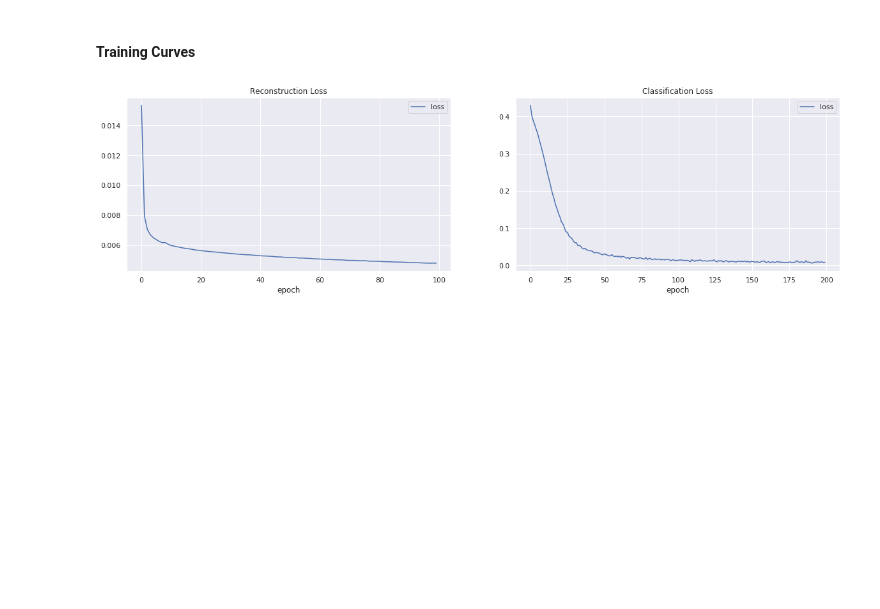
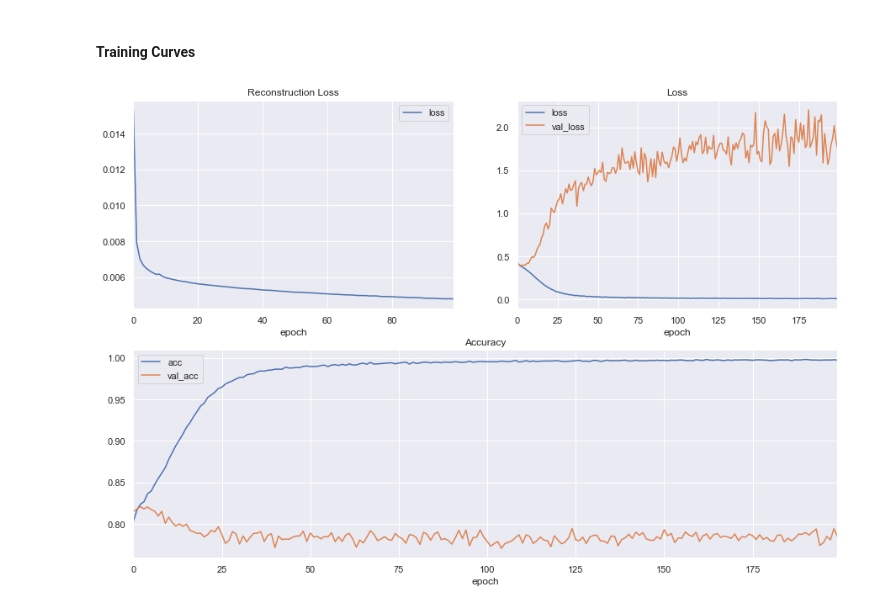
Before and after one commit to goelsaksham/Zooniverse_CNN_Clustering, a Jupyter notebook: src/DEC Supervised Learning.ipynb, the cells around one changed output. Saved outputs shown, nothing was run; the diff lists cells and outputs as text; code cells hidden in the pictures; blank space fills up the shorter version.

Commit message:
Adding changes to supervised learning

```diff
--- a/src/DEC Supervised Learning.ipynb
+++ b/src/DEC Supervised Learning.ipynb
@@ -393,9 +391,19 @@ Wall time: 14min 9s
 # %%
 supervised_log, ptrain_log = pd.read_csv(f'{results_save_dir}/supervised_learning_log.csv'), pd.read_csv(f'{results_save_dir}/pretrain_log.csv')
 # %%
-fig, ax = plt.subplots(1, 2, figsize=(20, 5))
-ptrain_log.plot(x='epoch', y='loss', ax=ax[0], title='Reconstruction Loss')
-supervised_log.plot(x='epoch', y='loss', ax=ax[1], title='Classification Loss')
+# fig, ax = plt.subplots(2, 2, figsize=(20, 10))
+fig = plt.figure(figsize=(15, 10))
+
+gs = fig.add_gridspec(2,2)
+ax1 = fig.add_subplot(gs[0, 0])
+ax2 = fig.add_subplot(gs[0, 1])
+ax3 = fig.add_subplot(gs[1, :])
+
+ptrain_log.plot(x='epoch', y='loss', ax=ax1, title='Reconstruction Loss')
+supervised_log.plot(x='epoch', y='loss', ax=ax2, title='Loss')
+supervised_log.plot(x='epoch', y='val_loss', ax=ax2, title='Loss')
+supervised_log.plot(x='epoch', y='acc', ax=ax3, title='Accuracy')
+supervised_log.plot(x='epoch', y='val_acc', ax=ax3, title='Accuracy')
 plt.savefig(f'{results_save_dir}/training_curves.png')
 # %% [output]
-[figure, old version]
+[figure, new version]
```
Also changed, not shown: parts of 1 cell of this notebook, 5 other files.
